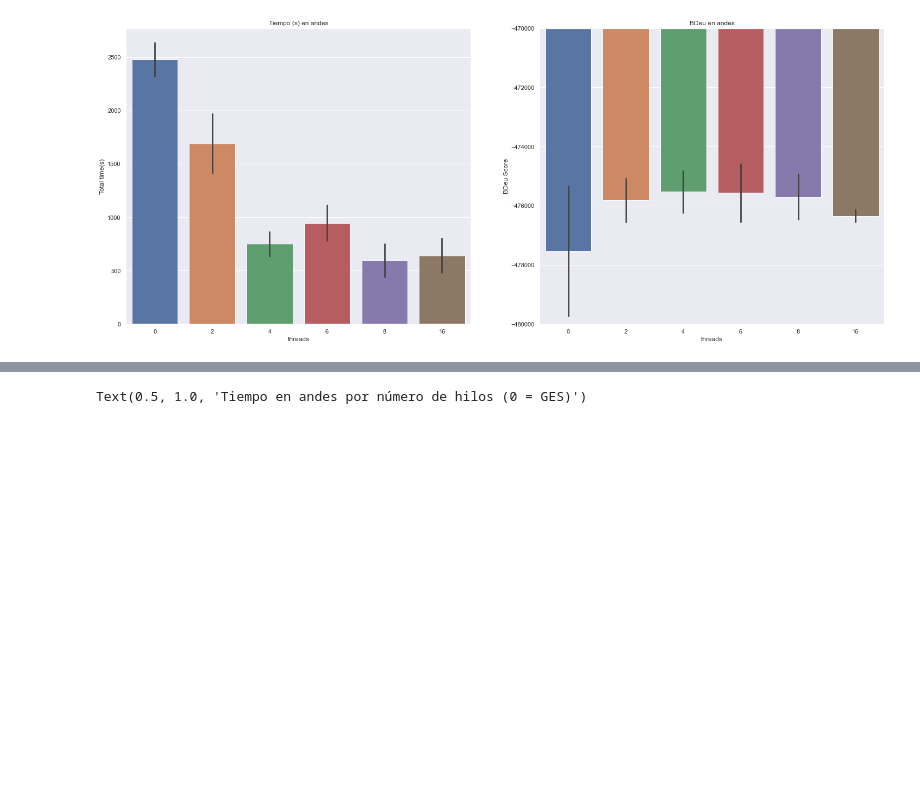
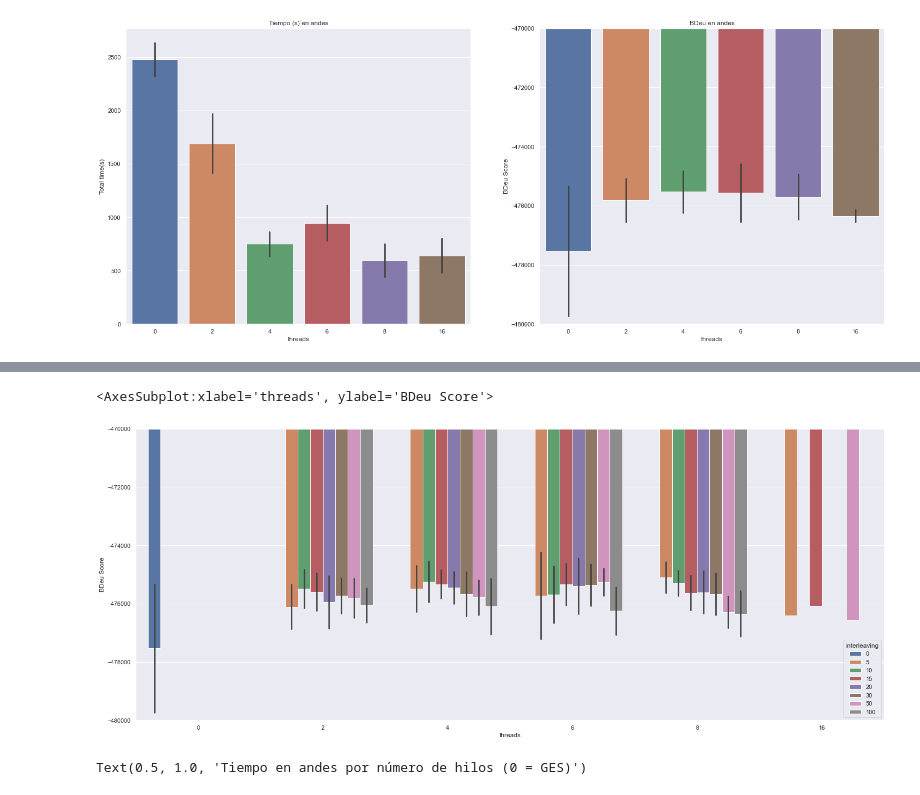
Before and after one commit to JLaborda/ParallelBNs, a Jupyter notebook: notebooks/Experimentos circular 13-10-22.ipynb, the cells around one changed output, grey strips where cells are left out. Cells and saved outputs as stored; diff of their text form; code cells hidden in the pictures; blank space fills up the shorter version.

```diff
--- a/notebooks/Experimentos circular 13-10-22.ipynb
+++ b/notebooks/Experimentos circular 13-10-22.ipynb
@@ -122,3 +127,9 @@ Text(0.5, 1.0, 'BDeu en andes')
+# %%
+plt.ylim(-480000,-470000)
+sns.barplot(data=df2, x="threads", y='BDeu Score', hue='interleaving', ci='sd')
+# %% [output]
+<AxesSubplot:xlabel='threads', ylabel='BDeu Score'>
+[figure, added]
 # %%
 sns.swarmplot(data=df2, x='threads', y='Total time(s)').set_title('Tiempo en andes por número de hilos (0 = GES)')
 # %% [output]
```
Also changed, not shown: parts of 12 cells of this notebook, 2 other files.
